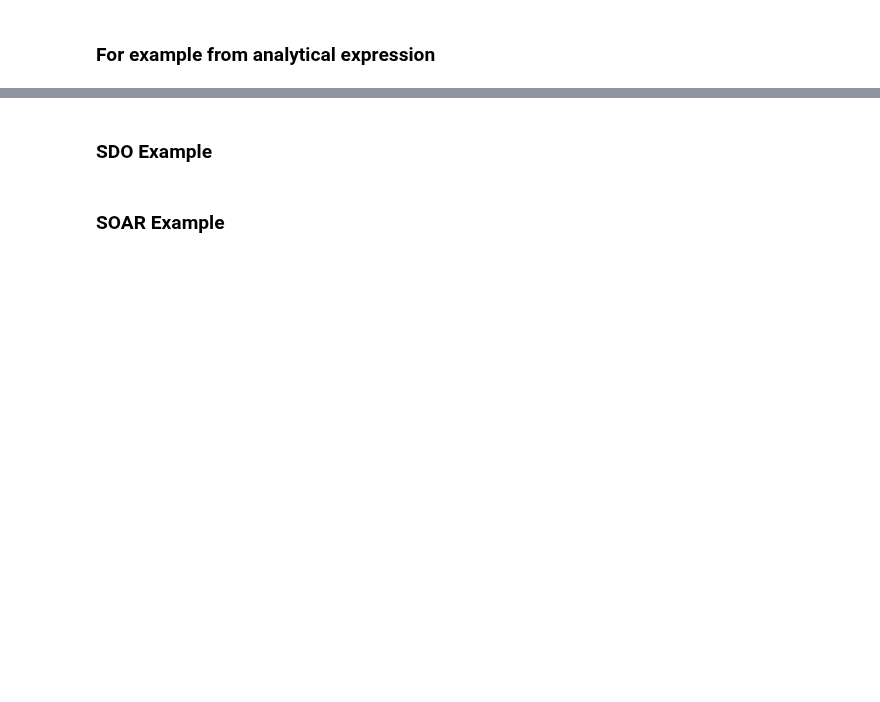
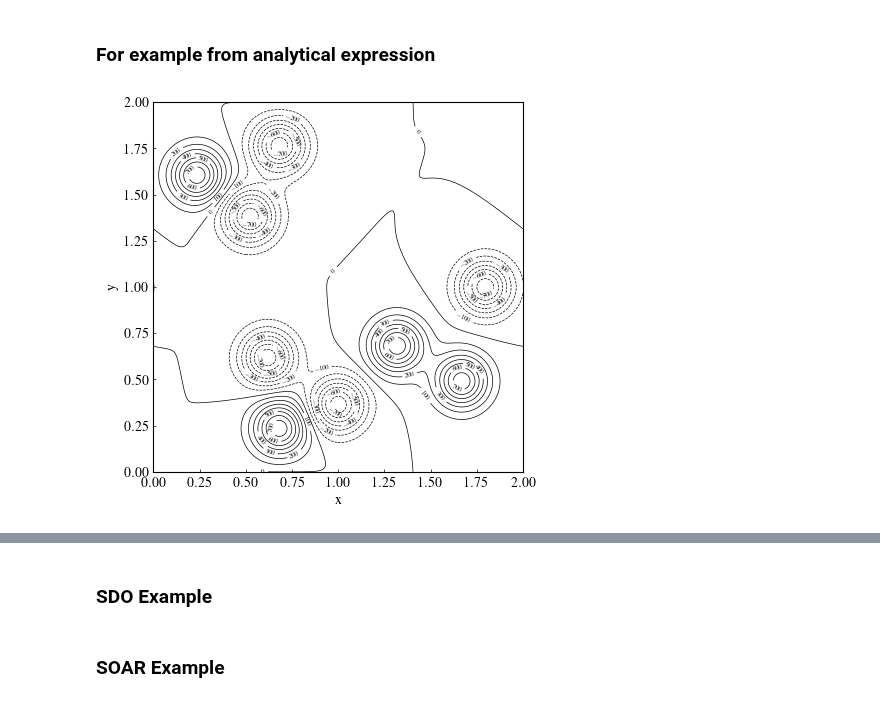
Before and after one commit to LMNadol/mflex, a Jupyter notebook: mhsflex/thesis.ipynb, the cells around one changed output, grey strips where cells are left out. Drawn from its saved outputs; the diff is of its cells as text; code cells hidden in the pictures; blank space fills up the shorter version.

```diff
--- a/mhsflex/thesis.ipynb
+++ b/mhsflex/thesis.ipynb
@@ -92,3 +89,26 @@ data2d = Field2dData(
     z_arr,
     data_bz,
 )
+# %%
+x_grid, y_grid = np.meshgrid(x_arr, y_arr)
+
+fig = plt.figure()
+ax = fig.add_subplot(111)
+CS = ax.contour(
+    x_grid,
+    y_grid,
+    data_bz,
+    18,
+    colors="k",
+    linewidths=0.5,
+)
+ax.set_xlabel("x")
+ax.set_ylabel("y")
+ax.clabel(CS, fontsize=5, inline=True)
+ax.set_box_aspect(1)
+ax.tick_params(direction="in", length=2, width=0.5)
+plotname = "/Users/lilli/Desktop/Thesis/multipole_contour.png"
+plt.savefig(plotname, dpi=600, bbox_inches="tight", pad_inches=0.1)
+plt.show()
+# %% [output]
+[figure, added]
```
Also changed, not shown: parts of 3 cells of this notebook, 6 other files.
